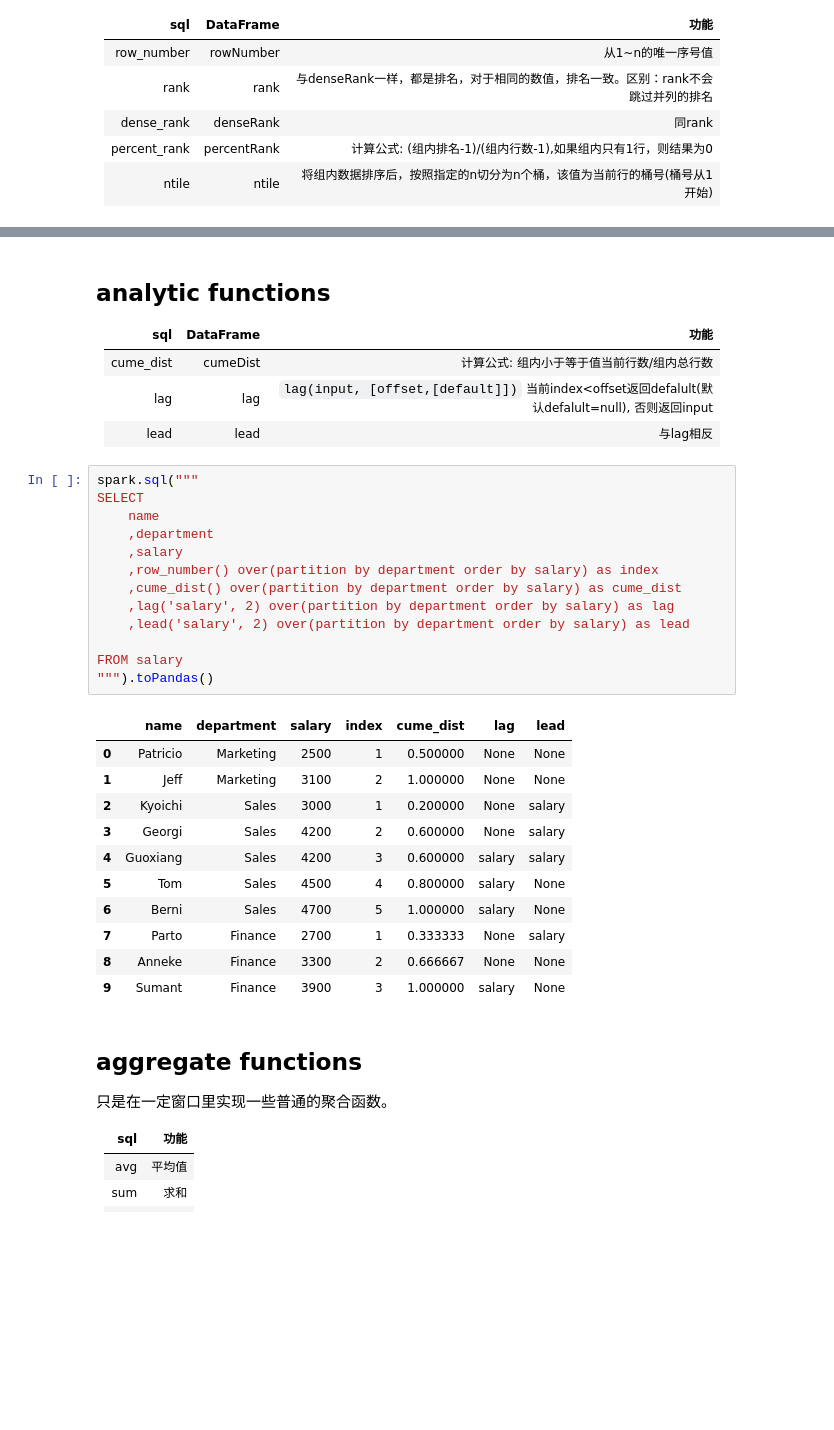
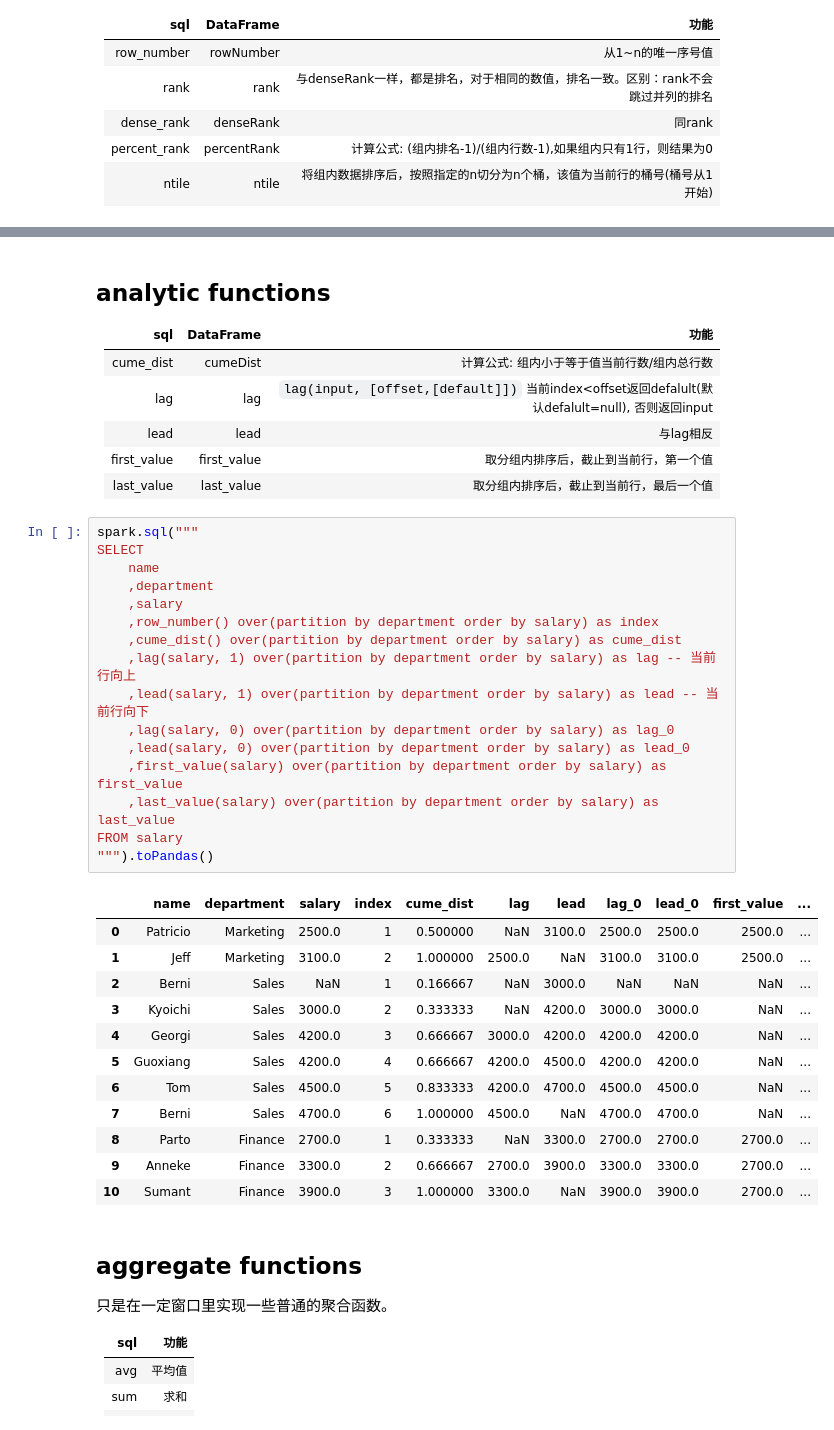
Before and after one commit to clelandgt/spark_learn, a Jupyter notebook: jupyter_sql/sparksql_window_function.ipynb, the cells around one changed output, grey strips where cells are left out. Drawn from its saved outputs; the diff is of its cells as text; blank space fills up the shorter version.

```diff
--- a/jupyter_sql/sparksql_window_function.ipynb
+++ b/jupyter_sql/sparksql_window_function.ipynb
@@ -125,31 +134,37 @@ FROM salary
 |cume_dist|cumeDist|计算公式: 组内小于等于值当前行数/组内总行数|
 |lag|lag|`lag(input, [offset,[default]])` 当前index<offset返回defalult(默认defalult=null), 否则返回input|
 |lead|lead|与lag相反|
+|first_value|first_value|取分组内排序后，截止到当前行，第一个值|
+|last_value|last_value|取分组内排序后，截止到当前行，最后一个值|
 # %%
 spark.sql("""
 SELECT
     name
     ,department
     ,salary
     ,row_number() over(partition by department order by salary) as index
     ,cume_dist() over(partition by department order by salary) as cume_dist
-    ,lag('salary', 2) over(partition by department order by salary) as lag
-    ,lead('salary', 2) over(partition by department order by salary) as lead
-
+    ,lag(salary, 1) over(partition by department order by salary) as lag -- 当前行向上
+    ,lead(salary, 1) over(partition by department order by salary) as lead -- 当前行向下
+    ,lag(salary, 0) over(partition by department order by salary) as lag_0
+    ,lead(salary, 0) over(partition by department order by salary) as lead_0
+    ,first_value(salary) over(partition by department order by salary) as first_value
+    ,last_value(salary) over(partition by department order by salary) as last_value
 FROM salary
 """).toPandas()
 # %% [output]
-|  | name | department | salary | index | cume_dist | lag | lead |
-| 0 | Patricio | Marketing | 2500 | 1 | 0.500000 | None | None |
-| 1 | Jeff | Marketing | 3100 | 2 | 1.000000 | None | None |
-| 2 | Kyoichi | Sales | 3000 | 1 | 0.200000 | None | salary |
-| 3 | Georgi | Sales | 4200 | 2 | 0.600000 | None | salary |
-| 4 | Guoxiang | Sales | 4200 | 3 | 0.600000 | salary | salary |
-| 5 | Tom | Sales | 4500 | 4 | 0.800000 | salary | None |
-| 6 | Berni | Sales | 4700 | 5 | 1.000000 | salary | None |
-| 7 | Parto | Finance | 2700 | 1 | 0.333333 | None | salary |
-| 8 | Anneke | Finance | 3300 | 2 | 0.666667 | None | None |
-| 9 | Sumant | Finance | 3900 | 3 | 1.000000 | salary | None |
+|  | name | department | salary | index | cume_dist | lag | lead | lag_0 | lead_0 | first_value | ... |
+| 0 | Patricio | Marketing | 2500.0 | 1 | 0.500000 | NaN | 3100.0 | 2500.0 | 2500.0 | 2500.0 | ... |
+| 1 | Jeff | Marketing | 3100.0 | 2 | 1.000000 | 2500.0 | NaN | 3100.0 | 3100.0 | 2500.0 | ... |
+| 2 | Berni | Sales | NaN | 1 | 0.166667 | NaN | 3000.0 | NaN | NaN | NaN | ... |
+| 3 | Kyoichi | Sales | 3000.0 | 2 | 0.333333 | NaN | 4200.0 | 3000.0 | 3000.0 | NaN | ... |
+| 4 | Georgi | Sales | 4200.0 | 3 | 0.666667 | 3000.0 | 4200.0 | 4200.0 | 4200.0 | NaN | ... |
+| 5 | Guoxiang | Sales | 4200.0 | 4 | 0.666667 | 4200.0 | 4500.0 | 4200.0 | 4200.0 | NaN | ... |
+| 6 | Tom | Sales | 4500.0 | 5 | 0.833333 | 4200.0 | 4700.0 | 4500.0 | 4500.0 | NaN | ... |
+| 7 | Berni | Sales | 4700.0 | 6 | 1.000000 | 4500.0 | NaN | 4700.0 | 4700.0 | NaN | ... |
+| 8 | Parto | Finance | 2700.0 | 1 | 0.333333 | NaN | 3300.0 | 2700.0 | 2700.0 | 2700.0 | ... |
+| 9 | Anneke | Finance | 3300.0 | 2 | 0.666667 | 2700.0 | 3900.0 | 3300.0 | 3300.0 | 2700.0 | ... |
+| 10 | Sumant | Finance | 3900.0 | 3 | 1.000000 | 3300.0 | NaN | 3900.0 | 3900.0 | 2700.0 | ... |
 # %% [markdown]
 ## aggregate functions
 只是在一定窗口里实现一些普通的聚合函数。
```
Also changed, not shown: parts of 6 cells of this notebook.
